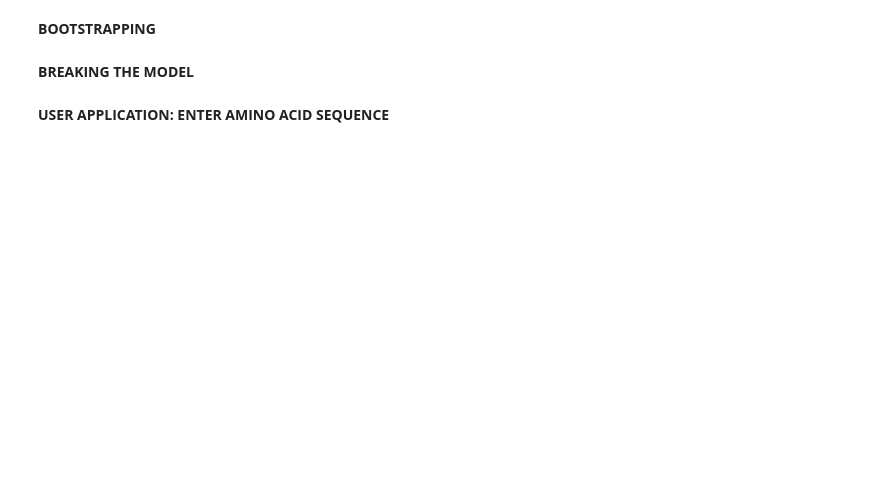
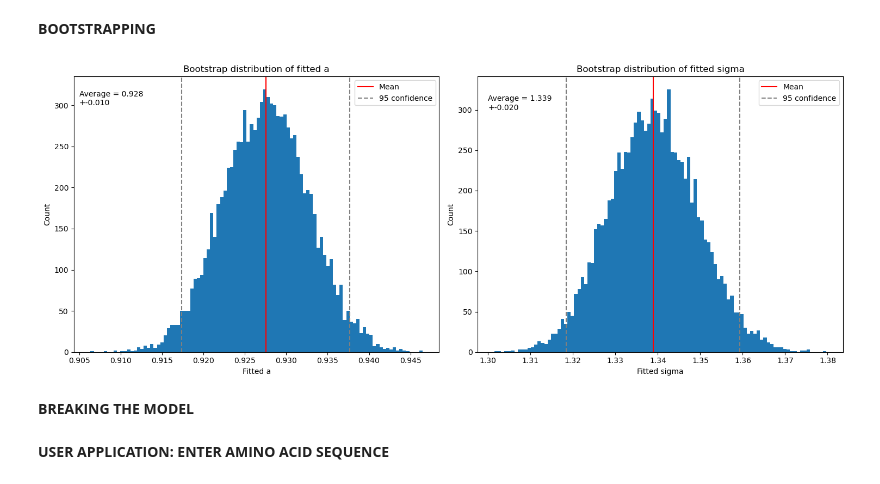
Before and after one commit to Laura-Filkova/CB2330-KICKASS-PROJECT, a Jupyter notebook: project.ipynb, the cells around one changed output. Cells and saved outputs as stored; diff of their text form; code cells hidden in the pictures; blank space fills up the shorter version.

Commit message:
Bootstrapping and optimized functions

```diff
--- a/project.ipynb
+++ b/project.ipynb
@@ -397,5 +378,51 @@ a: 0.9275352309601663, sigma: 1.3389967323485206
 # %% [markdown]
 **BOOTSTRAPPING**
+# %%
+# Fit draws with replacement to obtain parameter distributions
+fitted_as = []
+fitted_sigmas = []
+num_bootstraps = 10000
+
+for _ in range(num_bootstraps):
+    boostrap_df = s3_a_df.sample(frac=1, replace=True).reset_index(drop=True)
+    a, sigma = fit(df=boostrap_df)
+    fitted_as.append(a)
+    fitted_sigmas.append(sigma)
+# %%
+# Get means and 95% confidence intervals
+mean_a = np.mean(fitted_as)
+mean_sigma = np.mean(fitted_sigmas)
+
+a_95 = np.std(fitted_as) * 1.96
+sigma_95 = np.std(fitted_sigmas) * 1.96
+
+# Plot histograms
+fig, (ax1, ax2) = plt.subplots(1, 2, figsize=(15, 6))
+
+ax1.hist(fitted_as, bins=100)
+ax1.axvline(mean_a, color='red', label='Mean')
+ax1.axvline(mean_a+a_95, linestyle='dashed', color='grey', label='95 confidence')
+ax1.axvline(mean_a-a_95, linestyle='dashed', color='grey')
+ax1.text(s=f'Average = {mean_a:.3f}\n+-{a_95:.3f}',x=0.905,y=300)
+ax1.set_title('Bootstrap distribution of fitted a')
+ax1.set_xlabel('Fitted a')
+ax1.set_ylabel('Count')
+ax1.legend()
+
+ax2.hist(fitted_sigmas, bins=100)
+ax2.axvline(mean_sigma, color='red', label='Mean')
+ax2.axvline(mean_sigma+sigma_95, linestyle='dashed', color='grey', label='95 confidence')
+ax2.axvline(mean_sigma-sigma_95, linestyle='dashed', color='grey')
+ax2.text(s=f'Average = {mean_sigma:.3f}\n+-{sigma_95:.3f}',x=1.3,y=300)
+ax2.set_title('Bootstrap distribution of fitted sigma')
+ax2.set_xlabel('Fitted sigma')
+ax2.set_ylabel('Count')
+ax2.legend()
+
+plt.tight_layout()
+plt.show()
+# %% [output]
+[figure, added]
 # %% [markdown]
 **BREAKING THE MODEL**
 # %% [markdown]
```
Also changed, not shown: parts of 5 cells of this notebook, 1 other file.
